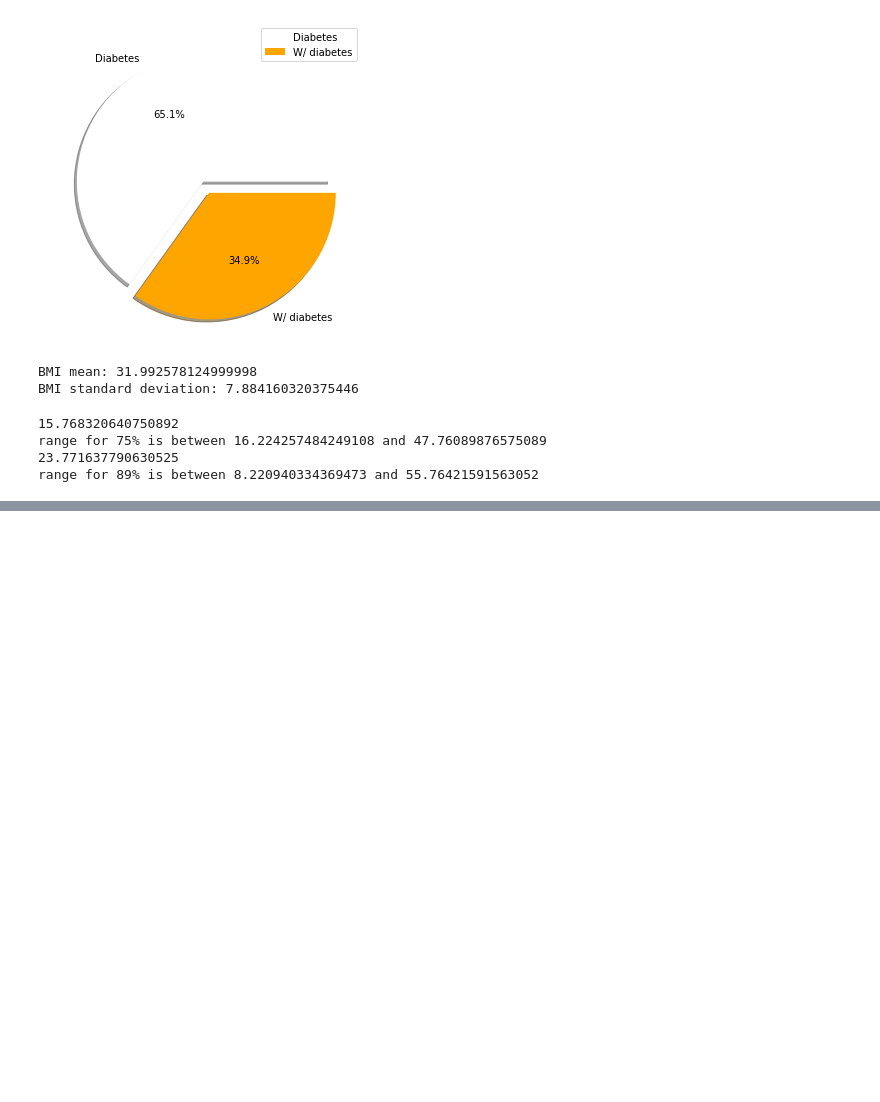
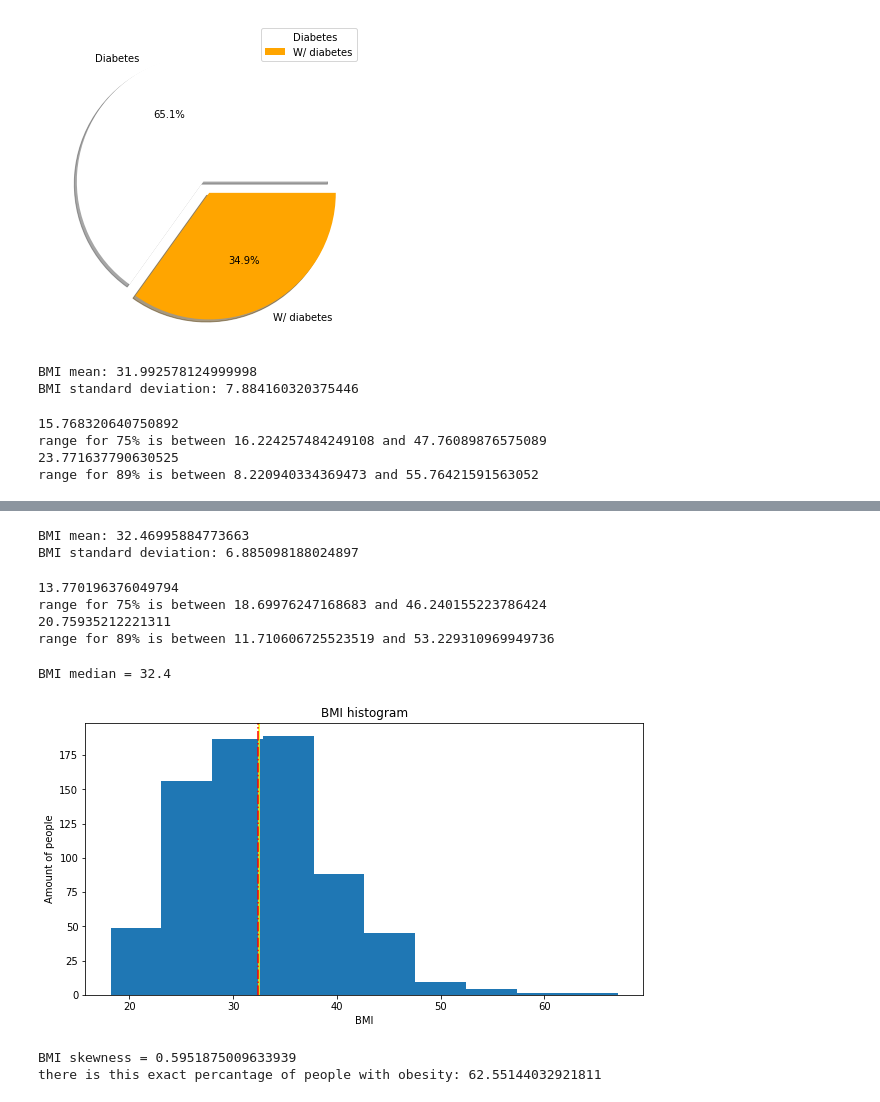
Before and after one commit to JingoBongo/statisticsLabs, a Jupyter notebook: lab1/first.ipynb, the cells around one changed output, grey strips where cells are left out. Saved outputs shown, nothing was run; the diff lists cells and outputs as text; code cells hidden in the pictures; blank space fills up the shorter version.

```diff
--- a/lab1/first.ipynb
+++ b/lab1/first.ipynb
@@ -123,0 +160,5 @@ BMI skewness = -0.42898158845356543
+# %%
+# 12. Remove all the observations where the BloodPressure' and the BMI variables take the value of zero
+dataset = dataset.drop(dataset[dataset.BloodPressure == 0].index) # for some reason it stopped working in one line
+dataset = dataset.drop(dataset[dataset.BMI == 0].index)
+dataset.describe()
@@ -123,0 +175,61 @@ BMI skewness = -0.42898158845356543
+# %%
+# 13.8 Now perform once again all the steps in 8, 9, 10 and 11
+# 8. Calculate and report the mean the standard deviation of the BMI variable.
+bmi_mean = dataset.BMI.mean()
+bmi_std = dataset.BMI.std()
+print('BMI mean: ' + str(bmi_mean))
+print('BMI standard deviation: ' + str(bmi_std))
+# mean is now bigger, std is now less
+# %% [output]
+BMI mean: 32.46995884773663
+BMI standard deviation: 6.885098188024897
+# %%
+# 13.9. By using the Chebysheffs Theorem infer what is the range for the BMI variable for 75% of the people in your dataset.
+#  What is the range for 89% of the people in your dataset.
+# 1) mean - (lower boundary) = within number
+# 2) mean - (upper boundary) = within number
+#  k - number of standard deviations
+#  k = the within number / std
+# wn = sqrt(1/(1-x))* std; x = percentage
+wn75 = np.sqrt(1/(1 - 75/100)) * bmi_std
+wn89 = np.sqrt(1/(1 - 89/100)) * bmi_std
+print(wn75)
+print('range for 75% is between '+ str(bmi_mean - wn75) + ' and ' + str(bmi_mean + wn75))
+print(wn89)
+print('range for 89% is between '+ str(bmi_mean - wn89) + ' and ' + str(bmi_mean + wn89))
+# as a result within numbers are smaller, the range also became smaller because zeros seemed to be just outliers that were spoiling the results
+# %% [output]
+13.770196376049794
+range for 75% is between 18.69976247168683 and 46.240155223786424
+20.75935212221311
+range for 89% is between 11.710606725523519 and 53.229310969949736
+# %%
+# 13.10. Create a histogram for the BMI variable, plot the mean and meadian on the historgram to answer the following question:
+# a)	Is the BMI distribution skewed based on the position of the mean versus the median?
+# b)	Calculate the skewness of BMI
+# c)	Based on the value of BMI median and on the chart below infer what percentage of people in your dataset are obese. (1.5pt)
+# create histogram
+plt.hist(dataset.BMI)
+plt.title('BMI histogram')
+plt.xlabel('BMI')
+plt.ylabel('Amount of people')
+bmi_median = np.median(dataset.BMI)
+print('BMI median = '+str(bmi_median))
+plt.axvline(bmi_mean, color='yellow', linestyle='-')
+plt.axvline(bmi_median, color='red', linestyle='-.')
+plt.rcParams['figure.figsize'] = [10, 5]
+plt.show()
+bmi_skewness = dataset.BMI.skew()
+print('BMI skewness = '+str(bmi_skewness))
+# c:
+# obese people are with bmi = 30 or higher
+print('there is this exact percantage of people with obesity: '+ str(len(dataset.BMI[dataset.BMI >= 30])/(len(dataset.BMI) / 100)))
+# skewness somehow is now positive and bigger, obesity without those zeroes also appears more often
+# mean and median differ more Now
+# how can skewness be bigger when i removed the outliers?..
+# also they are no longer on the highest bar, which is also weird for median I guess
+# %% [output]
+BMI median = 32.4
+[figure, added]
+BMI skewness = 0.5951875009633939
+there is this exact percantage of people with obesity: 62.55144032921811
```
Also changed, not shown: parts of 11 cells of this notebook, 6 other files.
